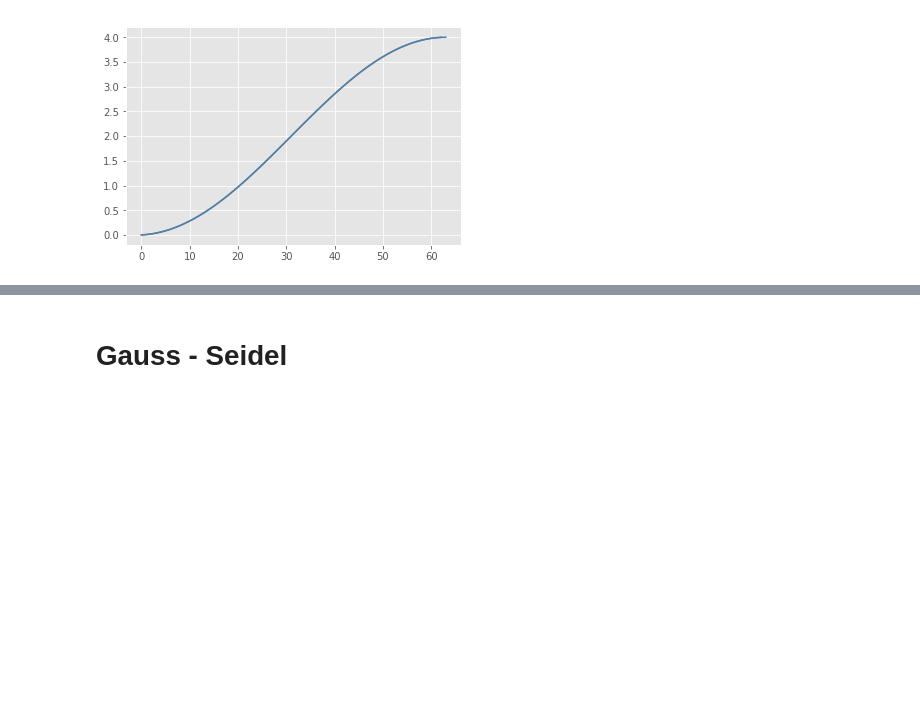
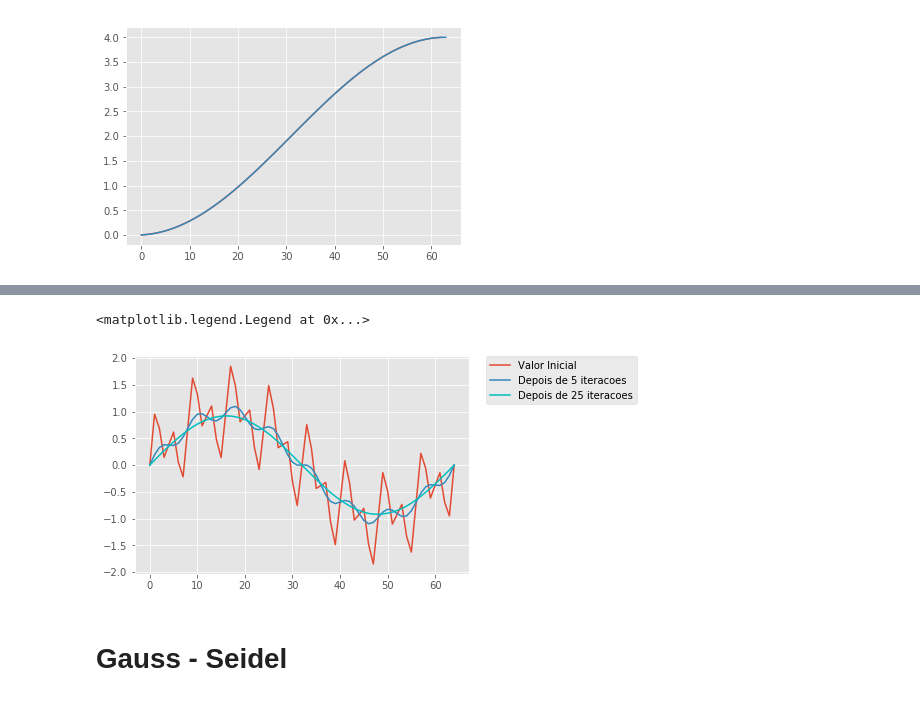
Before and after one commit to mtsodf/estudo_fem, a Jupyter notebook: multigrid/Briggs_tutorial.ipynb, the cells around one changed output, grey strips where cells are left out. Cells and saved outputs as stored; diff of their text form; code cells hidden in the pictures; blank space fills up the shorter version.

```diff
--- a/multigrid/Briggs_tutorial.ipynb
+++ b/multigrid/Briggs_tutorial.ipynb
@@ -155,2 +204,16 @@ plt.legend(bbox_to_anchor=(1.05, 1), loc=2, borderaxespad=0.)
+# %%
+u_ant = np.sin(2*np.pi*x) + 0.5*np.sin(16*np.pi*x) + 0.5*np.sin(32*np.pi*x)
+plt.plot(u_ant, label="Valor Inicial")
+
+erros, iteracoes = Weighted_Jacobi(u, u_ant, 2.0/3, max_iter=5)
+plt.plot(u_ant, label="Depois de 5 iteracoes")
+
+erros, iteracoes = Weighted_Jacobi(u, u_ant, 2.0/3, max_iter=20)
+plt.plot(u_ant, label="Depois de 25 iteracoes", c="c")
+
+plt.legend(bbox_to_anchor=(1.05, 1), loc=2, borderaxespad=0.)
+# %% [output]
+<matplotlib.legend.Legend at 0x...>
+[figure, added]
 # %% [markdown]
 # Gauss - Seidel
```
Also changed, not shown: parts of 15 cells of this notebook.
